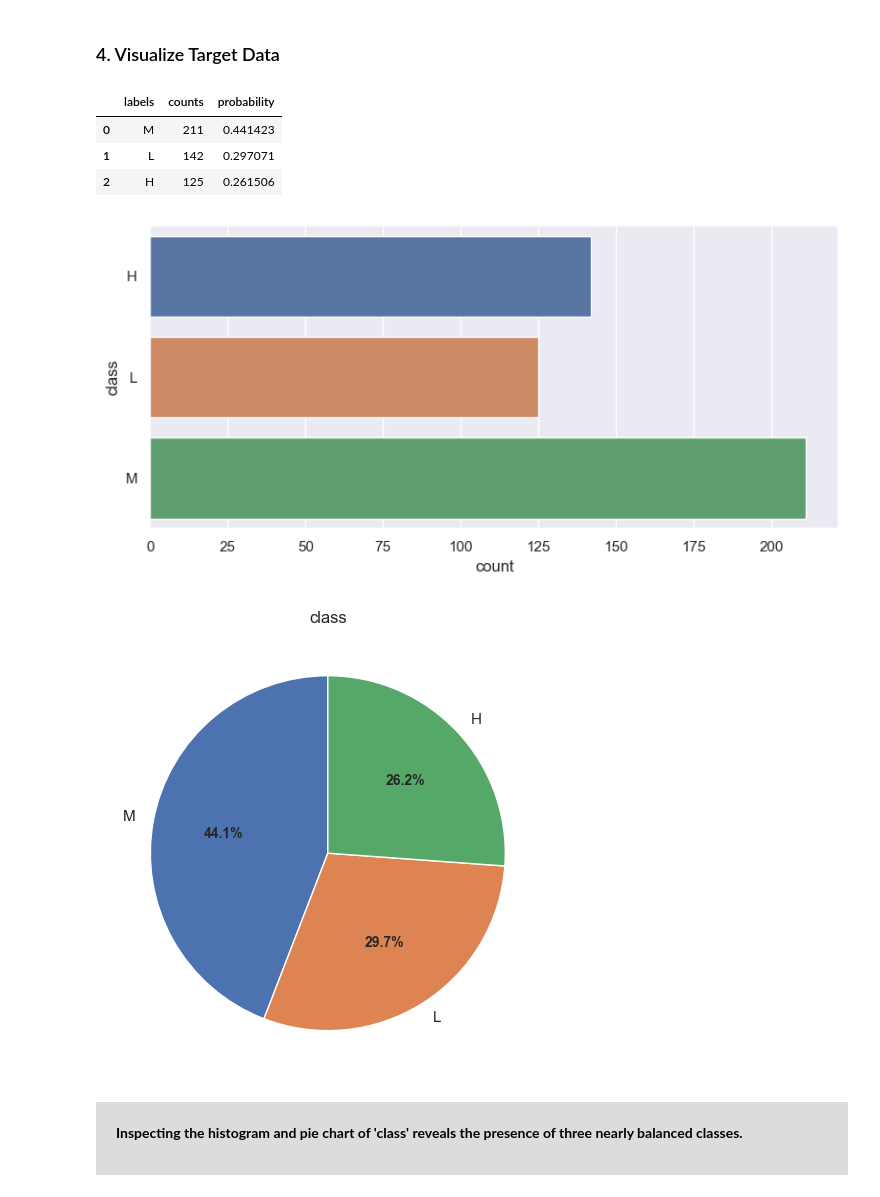
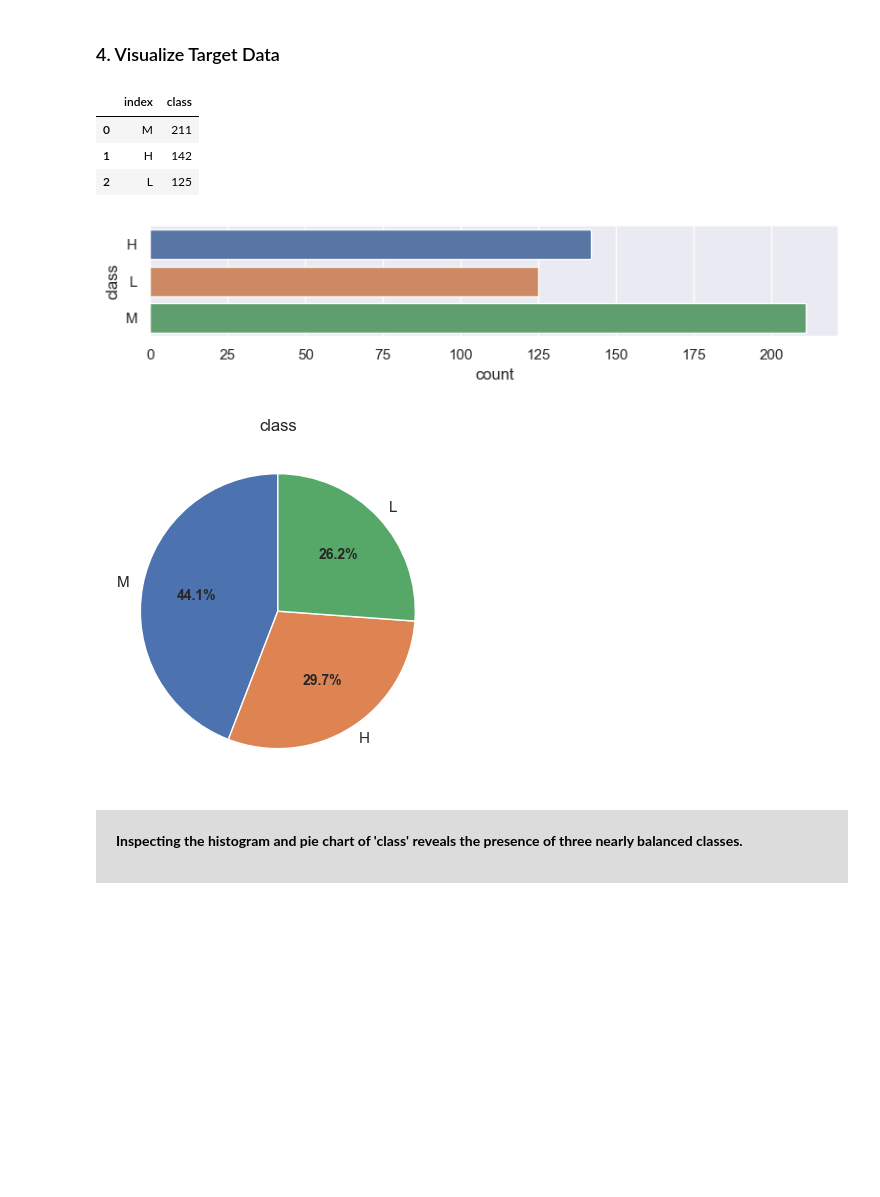
Before and after one commit to AamirKhaan/Student-Academic-Performance, a Jupyter notebook: 02_Categorical_Data_Visualization.ipynb, the cells around one changed output. Saved outputs shown, nothing was run; the diff lists cells and outputs as text; code cells hidden in the pictures; blank space fills up the shorter version.

Commit message:
Completed Features Engineering and produces a modified data file

```diff
--- a/02_Categorical_Data_Visualization.ipynb
+++ b/02_Categorical_Data_Visualization.ipynb
@@ -519,31 +457,31 @@ pie_plot_single(topic_df,'topic')
 <p> Inspecting the histogram and pie chart of 'topic' exibit variations in labels.
 # %% [markdown]
 ### 4. Visualize Target Data
-# %%
-target_df = convert_to_df(TARGET,data)
-target_df
-# %% [output]
-|  | labels | counts | probability |
-| 0 | M | 211 | 0.441423 |
-| 1 | L | 142 | 0.297071 |
-| 2 | H | 125 | 0.261506 |
+# %%
+target_df = pd.DataFrame(data[TARGET].value_counts()).reset_index()
+target_df
+# %% [output]
+|  | index | class |
+| 0 | M | 211 |
+| 1 | H | 142 |
+| 2 | L | 125 |
 # %%
-plt.figure(figsize=(8, 4))
+plt.figure(figsize=(8, 2))
 sns.countplot(y=TARGET, data=data);
 # %% [output]
-[figure, old version]
+[figure, new version]
 # %%
-txtLabels = tuple(target_df['labels'].unique())
-fractions = target_df['counts']
+txtLabels = tuple(target_df['index'].unique())
+fractions = target_df['class']
 
-fig, ax = plt.subplots(figsize=(5, 5), subplot_kw=dict(aspect="equal"))
+fig, ax = plt.subplots(figsize=(4, 4), subplot_kw=dict(aspect="equal"))
 
 _, _, autotexts = ax.pie(fractions, labels=txtLabels, autopct='%1.1f%%',startangle=90);
 ax.set_title('class')
 
 plt.setp(autotexts, size=10, weight="bold");
 # %% [output]
-[figure, old version]
+[figure, new version]
 # %% [markdown]
 <div style="background-color:Gainsboro; padding:20px; text-align:justify; font-weight: bold">
 
```
Also changed, not shown: parts of 31 cells of this notebook, 7 other files.
